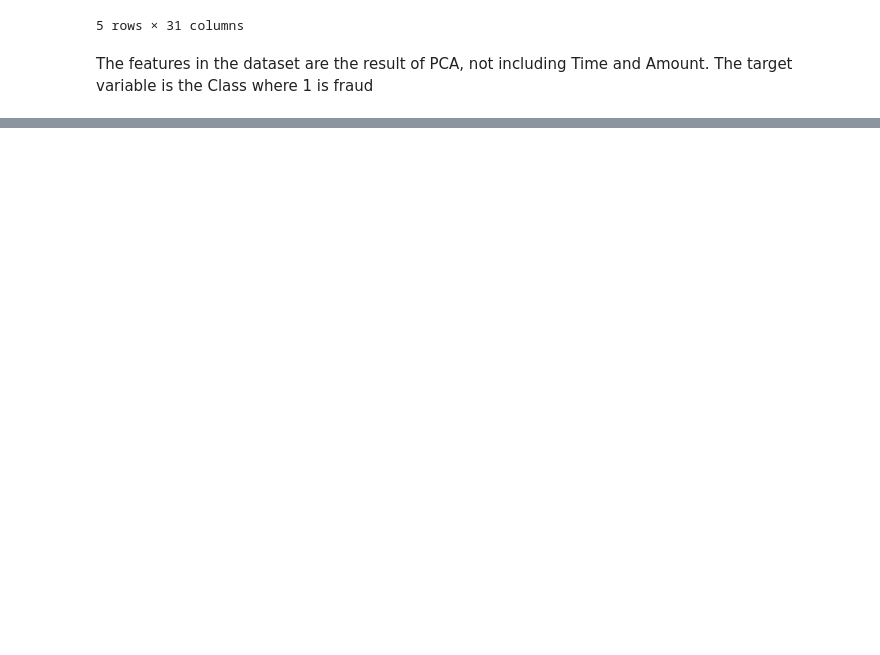
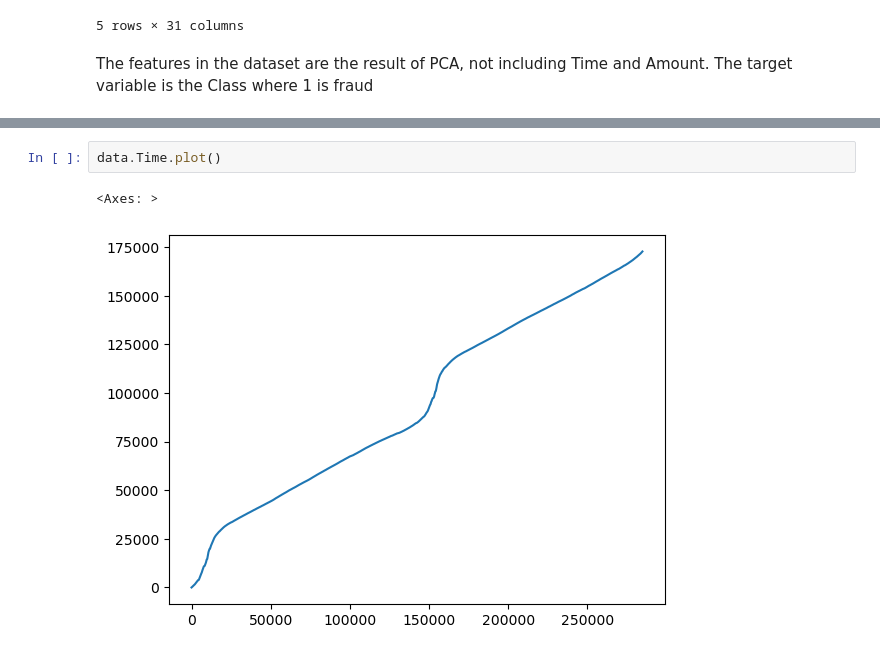
Before and after one commit to benchrstn/credit_card_fraud, a Jupyter notebook: exploration/01_initial_exploration.ipynb, the cells around one changed output, grey strips where cells are left out. Cells and saved outputs as stored; diff of their text form; blank space fills up the shorter version.

```diff
--- a/exploration/01_initial_exploration.ipynb
+++ b/exploration/01_initial_exploration.ipynb
@@ -16,0 +107,5 @@ The features in the dataset are the result of PCA, not including Time and Amount
+# %%
+data.Time.plot()
+# %% [output]
+<Axes: >
+[figure, added]
```
Also changed, not shown: parts of 60 cells of this notebook, 1 other file.
